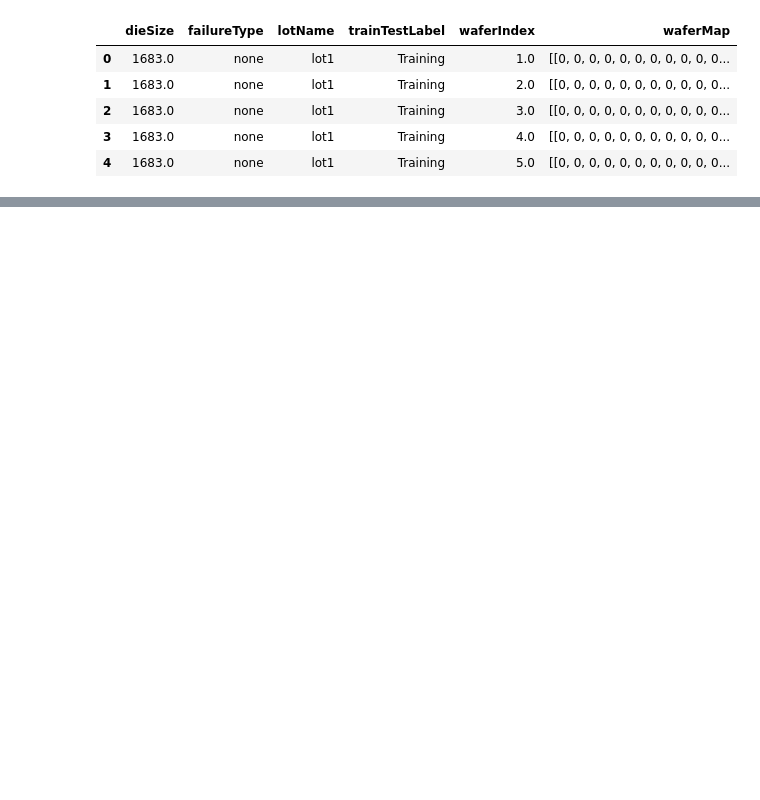
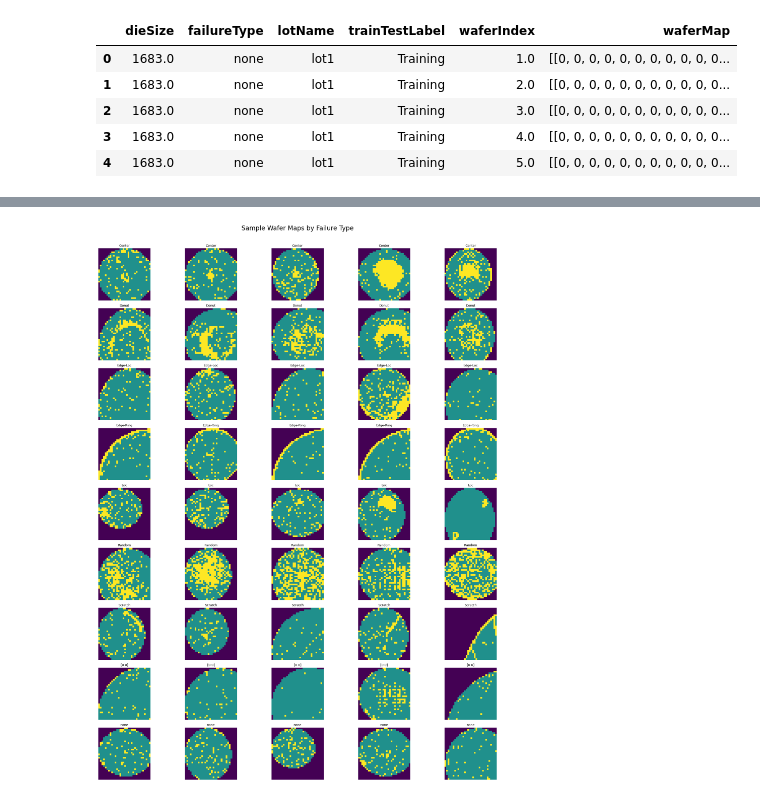
Before and after one commit to Luccy-svg/CAPSTONE-PROJECT, a Jupyter notebook: student.ipynb, the cells around one changed output, grey strips where cells are left out. Saved outputs shown, nothing was run; the diff lists cells and outputs as text; code cells hidden in the pictures; blank space fills up the shorter version.

```diff
--- a/student.ipynb
+++ b/student.ipynb
@@ -65,0 +511,25 @@ df.head()
+# %%
+# Get only categories that actually exist in data
+failure_types = [cat for cat in df_sample["failureType"].cat.categories
+                 if len(df_sample[df_sample["failureType"] == cat]) > 0]
+
+num_cat = len(failure_types)
+sample_size = 5
+
+# Create subplots
+fig, axs = plt.subplots(num_cat, sample_size, figsize=(20, 25))
+fig.suptitle("Sample Wafer Maps by Failure Type", fontsize=20)
+
+for i_cat, cat in enumerate(failure_types):
+    # Sample 5 random wafers per defect category
+    sample = df_sample[df_sample["failureType"] == cat].sample(sample_size, random_state=42)
+
+    for j, (_, row) in enumerate(sample.iterrows()):
+        axs[i_cat, j].imshow(row["waferMap"], cmap="viridis")
+        axs[i_cat, j].axis("off")
+        axs[i_cat, j].set_title(cat, fontsize=10)
+
+plt.tight_layout(rect=[0, 0, 1, 0.97])
+plt.show()
+# %% [output]
+[figure, added]
```
Also changed, not shown: parts of 83 cells of this notebook.
